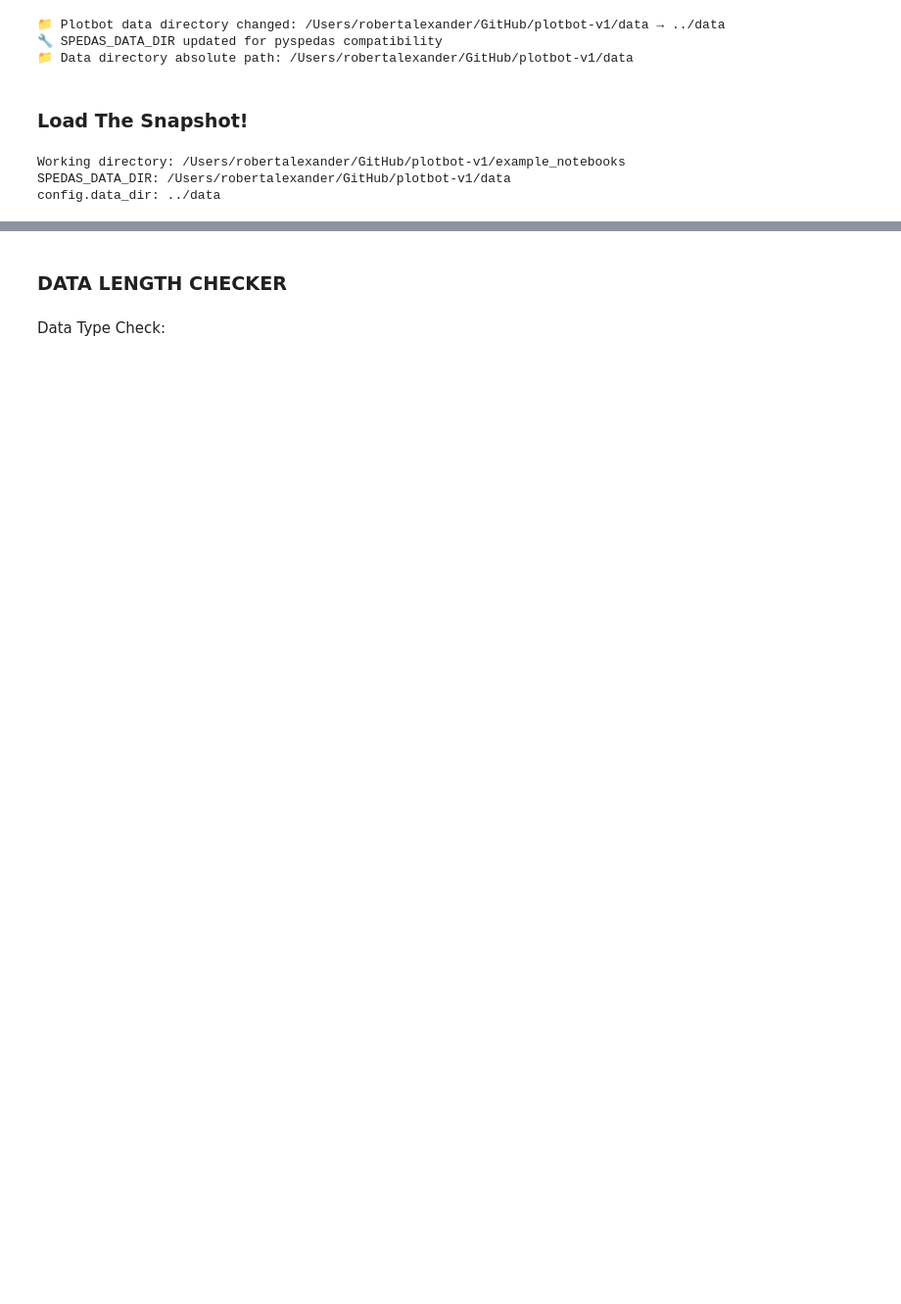
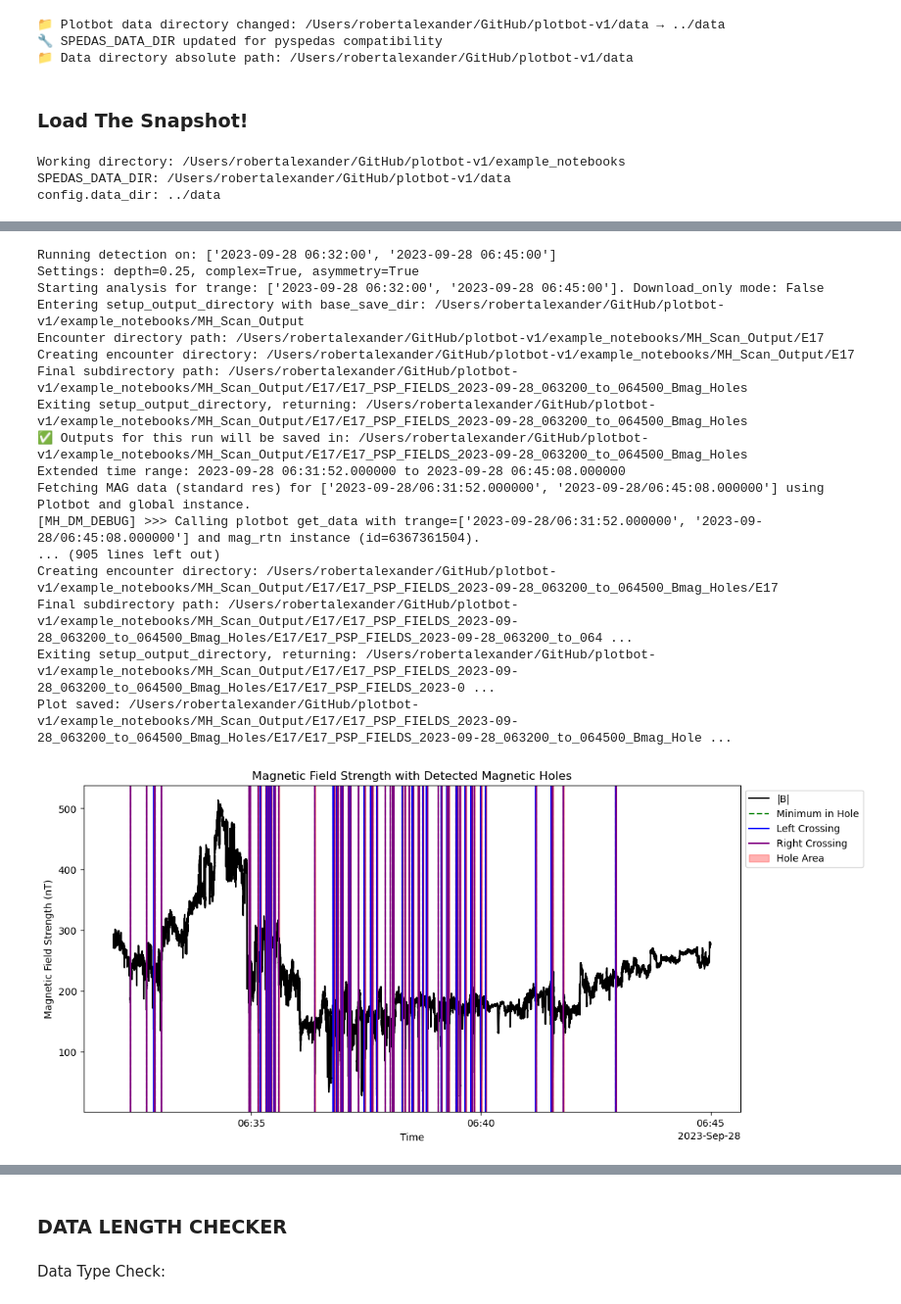
Before and after one commit to Sonified/plotbot-v1, a Jupyter notebook: example_notebooks/Magnetic_Hole_Finder.ipynb, the cells around one changed output, grey strips where cells are left out. Shown at 98% size. Cells and saved outputs as stored; diff of their text form; code cells hidden in the pictures; blank space fills up the shorter version.

```diff
--- a/example_notebooks/Magnetic_Hole_Finder.ipynb
+++ b/example_notebooks/Magnetic_Hole_Finder.ipynb
@@ -119,0 +215,70 @@ config.data_dir: ../data
+# %%
+# ⭐ --- TIME RANGE, DETECTION & MARKER FILE ---
+# This cell runs detection and sets trange + mh_marker_file_path for ALL downstream cells.
+import os
+
+# --- Available Time Ranges ---
+trange_E9 = ['2021-08-10 00:00:00', '2021-08-10 02:00:00']
+trange_E10 = ['2021-11-22 00:30:00', '2021-11-22 03:30:00']
+trange_E11 = ['2022-02-25 12:00:00', '2022-02-25 13:00:00']
+trange_E15_1 = ['2023-03-16 02:15:00', '2023-03-16 02:30:00']
+trange_E15_2 = ['2023-03-17 20:30:00', '2023-03-17 21:45:00']
+trange_E15_2_tight = ['2023-03-17 21:05:00', '2023-03-17 21:15:00']
+trange_E17 = ['2023-09-28 06:32:00', '2023-09-28 06:45:00']
+trange_E17_w = ['2023-09-28 06:00:00', '2023-09-28 07:30:00']
+
+# --- SELECT ACTIVE TIME RANGE ---
+trange = trange_E17
+
+# --- Output directory ---
+BASE_SAVE_DIRECTORY = os.path.abspath("MH_Scan_Output")
+os.makedirs(BASE_SAVE_DIRECTORY, exist_ok=True)
+
+# --- Run detection with current settings ---
+print(f"Running detection on: {trange}")
+print(f"Settings: depth={mh_run_settings.depth_percentage_threshold}, complex={mh_run_settings.break_for_complex_hole}, asymmetry={mh_run_settings.break_for_assymettry}")
+
+analysis_results = detect_magnetic_holes_and_generate_outputs(
+    trange,
+    BASE_SAVE_DIRECTORY,
+    mh_run_settings
+)
+
+# --- Auto-set mh_marker_file_path from detection output ---
+mh_marker_file_path = None
+if analysis_results:
+    magnetic_holes, hole_minima, hole_maxima_pairs, times_clipped, bmag, magnetic_hole_details, returned_hole_counter, new_marker_path = analysis_results
+    if new_marker_path:
+        mh_marker_file_path = new_marker_path
+    print(f"\n✅ {returned_hole_counter.get('confirmed', 0)} holes confirmed.")
+    for key, value in returned_hole_counter.items():
+        print(f"  {key}: {value}")
+
+# Fallback: if detection didn't produce a marker file (e.g., data download failed),
+# use an existing one so the scatter plots still work
+if mh_marker_file_path is None:
+    mh_marker_file_path = "/Users/robertalexander/GitHub/Plotbot/MH_Scan_Output/E17/E17_PSP_FIELDS_2023-09-28_053200_to_074500_Bmag_Holes/PSP_MH_Marker_Set_E17_2023-09-28_053200_to_074500_V3_MAX_AND_MIN.txt"
+    print(f"\n⚠️ Detection didn't produce a marker file. Using fallback: {mh_marker_file_path}")
+
+print(f"\n📍 mh_marker_file_path = {mh_marker_file_path}")
+print(f"📏 trange = {trange}")
+print("   (All downstream cells use these values)")
+# %% [output]
+Running detection on: ['2023-09-28 06:32:00', '2023-09-28 06:45:00']
+Settings: depth=0.25, complex=True, asymmetry=True
+Starting analysis for trange: ['2023-09-28 06:32:00', '2023-09-28 06:45:00']. Download_only mode: False
+Entering setup_output_directory with base_save_dir: /Users/robertalexander/GitHub/plotbot-v1/example_notebooks/MH_Scan_Output
+Encounter directory path: /Users/robertalexander/GitHub/plotbot-v1/example_notebooks/MH_Scan_Output/E17
+Creating encounter directory: /Users/robertalexander/GitHub/plotbot-v1/example_notebooks/MH_Scan_Output/E17
+Final subdirectory path: /Users/robertalexander/GitHub/plotbot-v1/example_notebooks/MH_Scan_Output/E17/E17_PSP_FIELDS_2023-09-28_063200_to_064500_Bmag_Holes
+Exiting setup_output_directory, returning: /Users/robertalexander/GitHub/plotbot-v1/example_notebooks/MH_Scan_Output/E17/E17_PSP_FIELDS_2023-09-28_063200_to_064500_Bmag_Holes
+✅ Outputs for this run will be saved in: /Users/robertalexander/GitHub/plotbot-v1/example_notebooks/MH_Scan_Output/E17/E17_PSP_FIELDS_2023-09-28_063200_to_064500_Bmag_Holes
+Extended time range: 2023-09-28 06:31:52.000000 to 2023-09-28 06:45:08.000000
+Fetching MAG data (standard res) for ['2023-09-28/06:31:52.000000', '2023-09-28/06:45:08.000000'] using Plotbot and global instance.
+[MH_DM_DEBUG] >>> Calling plotbot get_data with trange=['2023-09-28/06:31:52.000000', '2023-09-28/06:45:08.000000'] and mag_rtn instance (id=6367361504).
+... (905 lines left out)
+Creating encounter directory: /Users/robertalexander/GitHub/plotbot-v1/example_notebooks/MH_Scan_Output/E17/E17_PSP_FIELDS_2023-09-28_063200_to_064500_Bmag_Holes/E17
+Final subdirectory path: /Users/robertalexander/GitHub/plotbot-v1/example_notebooks/MH_Scan_Output/E17/E17_PSP_FIELDS_2023-09-28_063200_to_064500_Bmag_Holes/E17/E17_PSP_FIELDS_2023-09-28_063200_to_064 ...
+Exiting setup_output_directory, returning: /Users/robertalexander/GitHub/plotbot-v1/example_notebooks/MH_Scan_Output/E17/E17_PSP_FIELDS_2023-09-28_063200_to_064500_Bmag_Holes/E17/E17_PSP_FIELDS_2023-0 ...
+Plot saved: /Users/robertalexander/GitHub/plotbot-v1/example_notebooks/MH_Scan_Output/E17/E17_PSP_FIELDS_2023-09-28_063200_to_064500_Bmag_Holes/E17/E17_PSP_FIELDS_2023-09-28_063200_to_064500_Bmag_Hole ...
+[figure, added]
```
Also changed, not shown: parts of 21 cells of this notebook, 15 other files.
